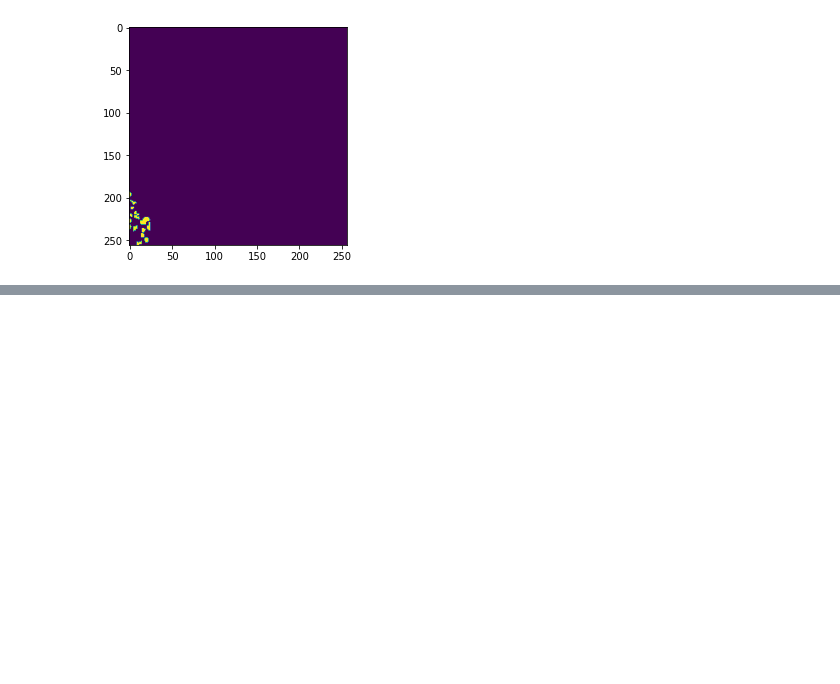
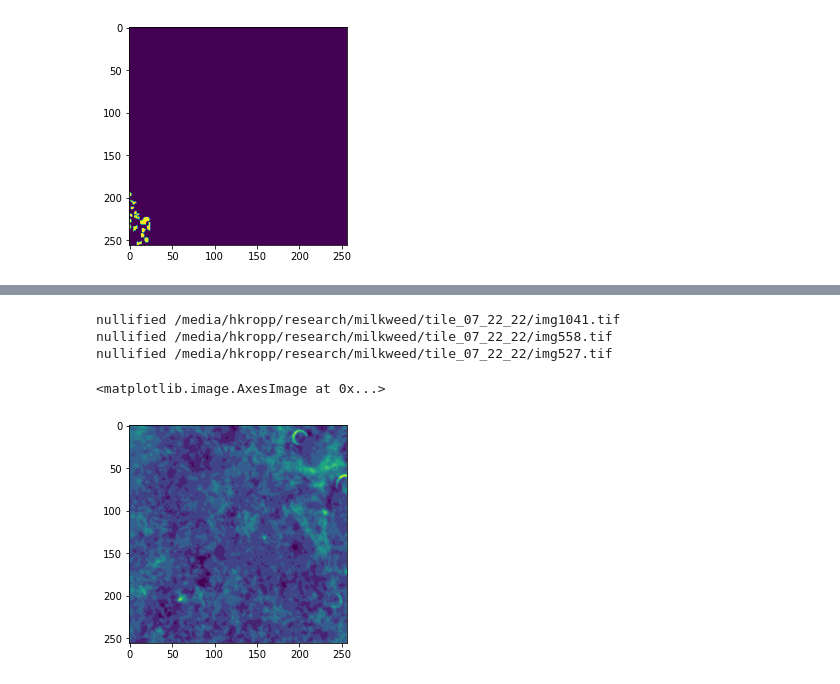
Before and after one commit to aalix42/milkweed, a Jupyter notebook: training_milkweed.ipynb, the cells around one changed output, grey strips where cells are left out. Saved outputs shown, nothing was run; the diff lists cells and outputs as text; code cells hidden in the pictures; blank space fills up the shorter version.

```diff
--- a/training_milkweed.ipynb
+++ b/training_milkweed.ipynb
@@ -273,0 +297,48 @@ plot_imgs(
+# %%
+# check for partial tiles
+imgD1 = np.zeros((T,2), dtype=int)
+
+for i in range(T):
+    tileLoad = gdal.Open(os.path.join(base_dirP, tiles[i]), gdal.GA_ReadOnly)
+    tileAr = np.array(tileLoad.GetRasterBand(1).ReadAsArray())
+    imgD1[i,0] = tileAr.shape[0]
+    imgD1[i,1] = tileAr.shape[1]
+# %%
+# check for partial tiles
+
+imgFlag = np.zeros((T), dtype=int)
+
+for i in range(T):
+    if imgD1[i,0] < 256 or imgD1[i,1] < 256:
+        imgFlag[i] = 1
+    else:
+        imgFlag[i] = 0
+
+imgTable = np.zeros((T,1), dtype=int)
+for i in range(T):
+    imgTable[i,0] = imgFlag[i]
+# %%
+def load_stack_rgb_tile(shape, dtype, img_dir, file, imgFlag):
+    stack = np.zeros(shape = shape, dtype = dtype)
+    for i in range(shape[0]):
+        image_path = os.path.join(img_dir, file[i])
+        # subsets for rgb bands only
+        imageT = gdal.Open(os.path.join(base_dirP, tiles[i]), gdal.GA_ReadOnly)
+        if imgFlag[i,0] == 1:
+            print("nullified", image_path)
+            stack[i,:,:,:] = np.nan
+        else:
+            for k in (1, 2, 3):
+                stack[i, :, :, k-1] = np.array(imageT.GetRasterBand(k).ReadAsArray())
+    return stack
+# %%
+tiles_milk = load_stack_rgb_tile((T,256,256,3), np.float32, base_dirP, tiles,imgTable)
+# %% [output]
+nullified /media/hkropp/research/milkweed/tile_07_22_22/img1041.tif
+nullified /media/hkropp/research/milkweed/tile_07_22_22/img558.tif
+nullified /media/hkropp/research/milkweed/tile_07_22_22/img527.tif
+# %%
+plt.imshow(tiles_milk[100,:,:,2])
+# %% [output]
+<matplotlib.image.AxesImage at 0x...>
+[figure, added]
```
Also changed, not shown: parts of 20 cells of this notebook, 1 other file.
